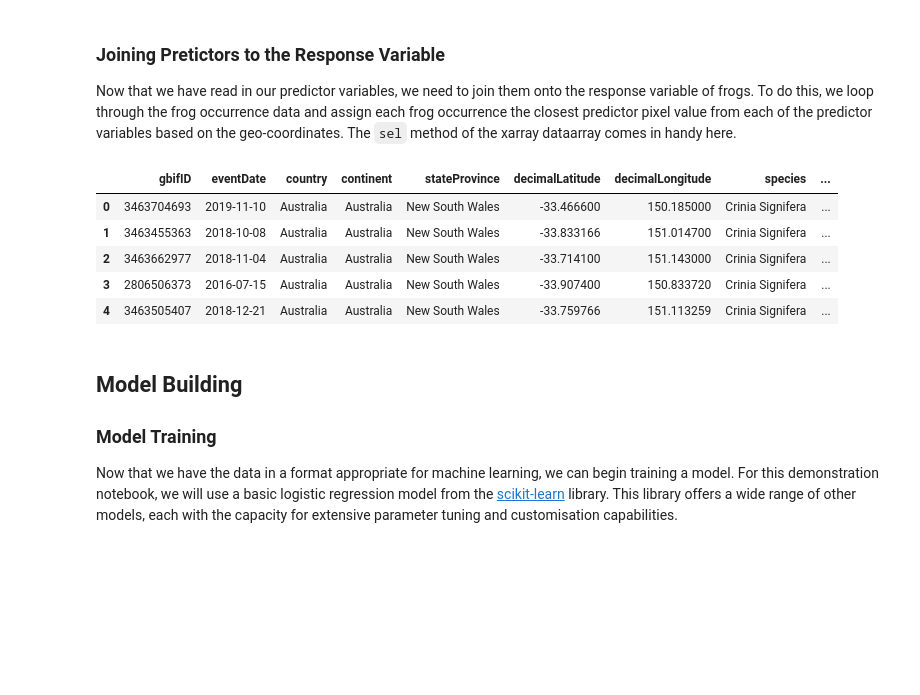
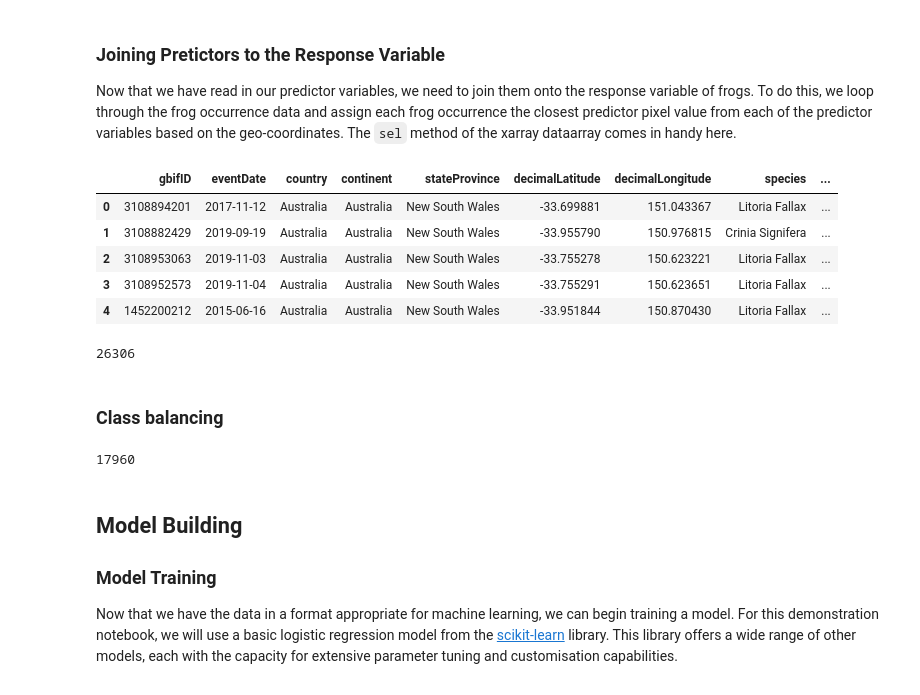
Before and after one commit to lealiaxiong/EYDataChallenge2022, a Jupyter notebook: level_1_challenge/challenge_1_LX_3.ipynb, the cells around one changed output. Saved outputs shown, nothing was run; the diff lists cells and outputs as text; code cells hidden in the pictures; blank space fills up the shorter version.

```diff
--- a/level_1_challenge/challenge_1_LX_3.ipynb
+++ b/level_1_challenge/challenge_1_LX_3.ipynb
@@ -218,21 +159,0 @@ The barcharts below show the response variable before and after the classes have
-# %%
-target_species_frog_data = all_frog_data[all_frog_data.occurrenceStatus == 1]
-frog_data = (
-    all_frog_data
-    [lambda x: x.occurrenceStatus == 0]
-    .sample(
-        len(target_species_frog_data), random_state=420
-    )
-    .append(target_species_frog_data)
-    # assign key for joining purposes
-    .reset_index(drop=True)
-    .assign(key=lambda x: x.index)
-)
-# Bar charts
-fig, ax = plt.subplots(1, 2, figsize = (15, 5), sharey=True, sharex=True)
-bar_data = all_frog_data.occurrenceStatus.map({1:'Present', 0:'Absent'}).value_counts()
-plot_barchart(bar_data, ax[0], bar_params={})
-ax[0].set_title('Unbalanced training set')
-balanced_bar_data = frog_data.occurrenceStatus.map({1:'Present', 0:'Absent'}).value_counts()
-plot_barchart(balanced_bar_data, ax[1], bar_params={})
-ax[1].set_title('Balanced training set')
@@ -342,14 +244,6 @@ tc_metrics = {
         'fn':np.nanmean,
         'params':{}
     },
-    'min':{
-        'fn':np.nanmin,
-        'params':{}
-    },
-    'max':{
-        'fn':np.nanmax,
-        'params':{}
-    }
 }
 
 # Date range to take
@@ -364,8 +258,12 @@ features=['tmax_mean', 'tmin_mean', 'ppt_mean', 'soil_mean']
 # Interpolate values to a 512x512 image
 interp_dims = (512, 512)
 
-weather_data = get_terraclimate(bbox, tc_metrics, time_slice=time_slice, assets=assets, features=features, interp_dims=interp_dims)
-display(weather_data.band.values)
+# Load in data
+
+arrays=[]
+for bbox in bboxs:
+    weather_data = get_terraclimate(bbox, tc_metrics, time_slice=time_slice, assets=assets, features=features, interp_dims=interp_dims)
+    arrays.append(weather_data)
 # %% [output]
 Loading data
 Calculating mean
@@ -424,36 +324,43 @@ def join_frogs(frogs, data):
     """Collects the data for each frog location and joins it onto the frog data
 
     Arguments:
     frogs -- dataframe containing the response variable along with ["decimalLongitude", "decimalLatitude", "key"]
     data -- xarray dataarray of features, indexed with geocoordinates
     """
     return frogs.merge(
         (
             data
             .rename('data')
             .sel(
                 x=xr.DataArray(frog_data.decimalLongitude, dims="key", coords={"key": frog_data.key}),
                 y=xr.DataArray(frog_data.decimalLatitude, dims="key", coords={"key": frog_data.key}),
                 method="nearest"
             )
             .to_dataframe()
             .assign(val = lambda x: x.iloc[:, -1])
             [['val']]
             .reset_index()
             .drop_duplicates()
             .pivot(index="key", columns="band", values="val")
             .reset_index()
         ),
         on = ['key'],
         how = 'inner'
     )
+model_datas = []
+for frog_data, array in zip(frog_datas, arrays):
+    model_datas.append(join_frogs(frog_data, array))
 
-model_data = join_frogs(frog_data, weather_data)
+model_data = pd.concat(model_datas).dropna()
 model_data.head()
 # %% [output]
 |  | gbifID | eventDate | country | continent | stateProvince | decimalLatitude | decimalLongitude | species | ... |
-| 0 | 3463704693 | 2019-11-10 | Australia | Australia | New South Wales | -33.466600 | 150.185000 | Crinia Signifera | ... |
-| 1 | 3463455363 | 2018-10-08 | Australia | Australia | New South Wales | -33.833166 | 151.014700 | Crinia Signifera | ... |
-| 2 | 3463662977 | 2018-11-04 | Australia | Australia | New South Wales | -33.714100 | 151.143000 | Crinia Signifera | ... |
-| 3 | 2806506373 | 2016-07-15 | Australia | Australia | New South Wales | -33.907400 | 150.833720 | Crinia Signifera | ... |
-| 4 | 3463505407 | 2018-12-21 | Australia | Australia | New South Wales | -33.759766 | 151.113259 | Crinia Signifera | ... |
+| 0 | 3108894201 | 2017-11-12 | Australia | Australia | New South Wales | -33.699881 | 151.043367 | Litoria Fallax | ... |
+| 1 | 3108882429 | 2019-09-19 | Australia | Australia | New South Wales | -33.955790 | 150.976815 | Crinia Signifera | ... |
+| 2 | 3108953063 | 2019-11-03 | Australia | Australia | New South Wales | -33.755278 | 150.623221 | Litoria Fallax | ... |
+| 3 | 3108952573 | 2019-11-04 | Australia | Australia | New South Wales | -33.755291 | 150.623651 | Litoria Fallax | ... |
+| 4 | 1452200212 | 2015-06-16 | Australia | Australia | New South Wales | -33.951844 | 150.870430 | Litoria Fallax | ... |
+# %%
+len(model_data)
+# %% [output]
+26306
@@ -459,0 +369,2 @@ model_data.head()
+# %% [markdown]
+### Class balancing
@@ -460,3 +384,7 @@ model_data.head()
+# %%
+len(model_data)
+# %% [output]
+17960
 # %% [markdown]
 ## Model Building
 
```
Also changed, not shown: parts of 27 cells of this notebook, 5 other files.
